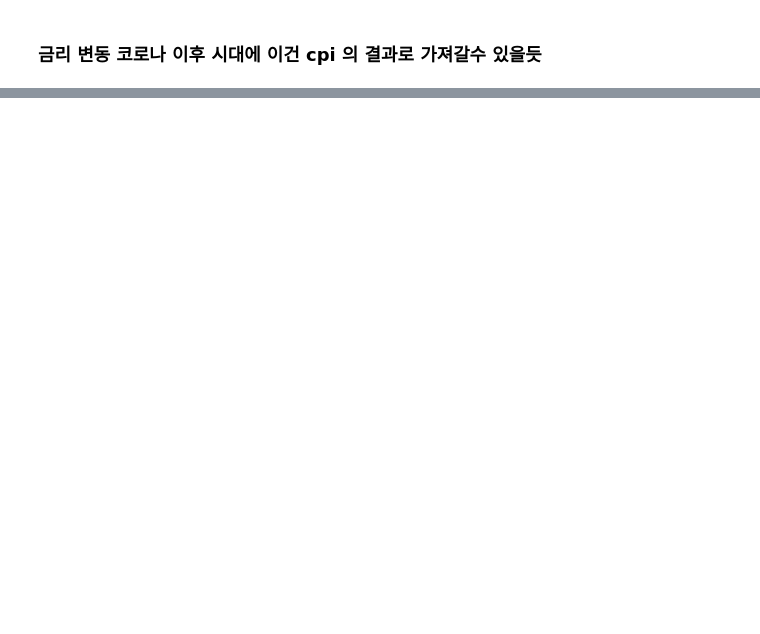
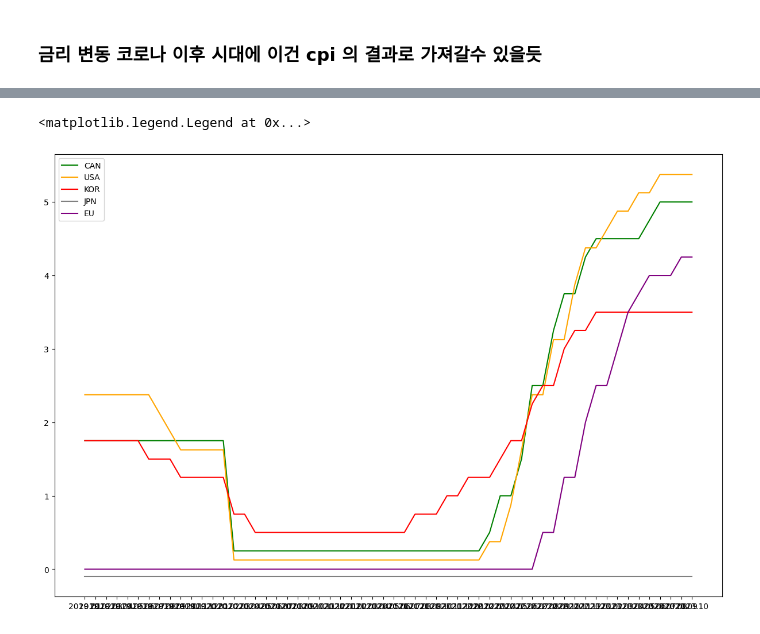
Before and after one commit to WonwooJacobSong/G7_Korea_cpidata, a Jupyter notebook: inflation_data.ipynb, the cells around one changed output, grey strips where cells are left out. Drawn from its saved outputs; the diff is of its cells as text; code cells hidden in the pictures; blank space fills up the shorter version.

```diff
--- a/inflation_data.ipynb
+++ b/inflation_data.ipynb
@@ -341,0 +279,5 @@ Text(0.5, 1.0, 'Inflation data afte COVID-19')
+# %%
+wb2= load_workbook("America_interest_rate_20240306042841.xlsx")
+ws2 = wb2.active
+wb3=load_workbook("Asia_interest_rate.xlsx")
+ws3=wb3.active
@@ -341,0 +349,11 @@ Text(0.5, 1.0, 'Inflation data afte COVID-19')
+# %%
+plt.figure(figsize=(15,10))
+plt.plot(Interest_date,CAN_interest_rate,color='green',label='CAN')
+plt.plot(Interest_date,USA_interest_rate,color='orange',label='USA')
+plt.plot(Interest_date,KOR_interest_rate,color='red',label='KOR')
+plt.plot(Interest_date,JPN_interest_rate,color='grey',label='JPN')
+plt.plot(Interest_date,EU_interest_rate,color='purple',label='EU')
+plt.legend(loc='upper left')
+# %% [output]
+<matplotlib.legend.Legend at 0x...>
+[figure, added]
```
Also changed, not shown: parts of 9 cells of this notebook, 3 other files.
